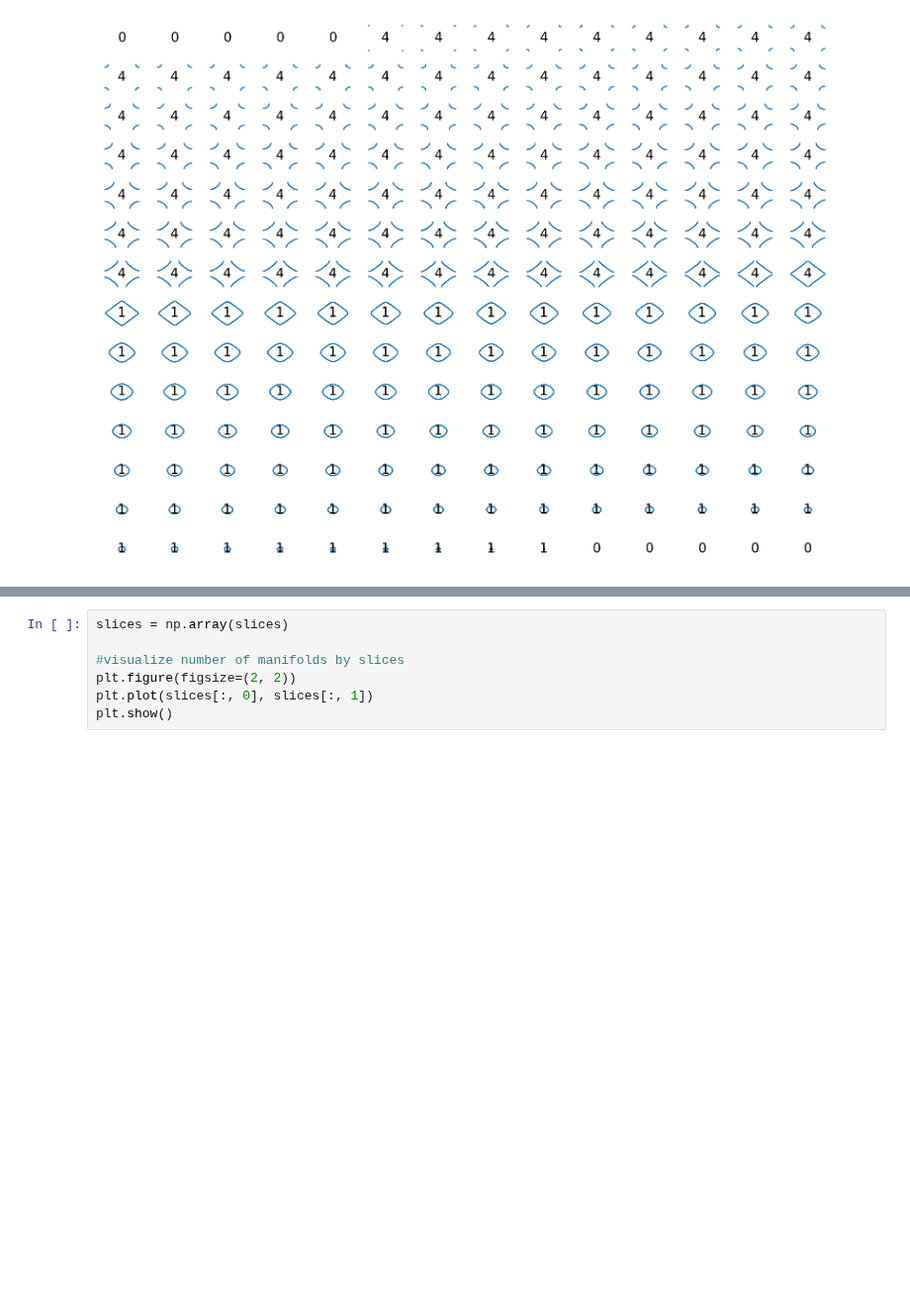
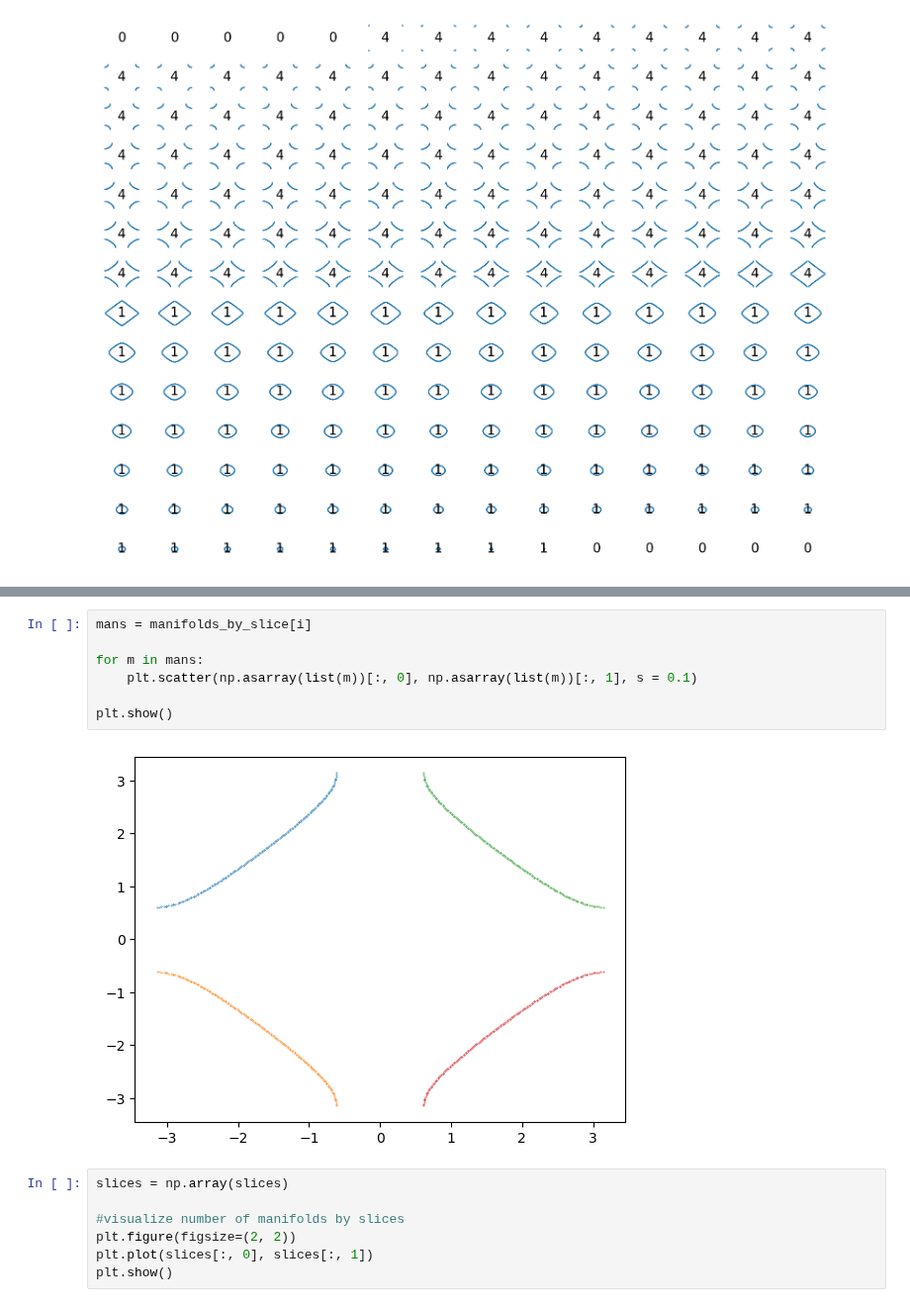
Before and after one commit to gregora/Workspace-of-Redundant-Robots, a Jupyter notebook: InverKinematicsSimple.ipynb, the cells around one changed output, grey strips where cells are left out. Shown at 99% size. Saved outputs shown, nothing was run; the diff lists cells and outputs as text; blank space fills up the shorter version.

```diff
--- a/InverKinematicsSimple.ipynb
+++ b/InverKinematicsSimple.ipynb
@@ -190,3 +201,12 @@ plt.show()
+# %%
+mans = manifolds_by_slice[i]
+
+for m in mans:
+    plt.scatter(np.asarray(list(m))[:, 0], np.asarray(list(m))[:, 1], s = 0.1)
+
+plt.show()
+# %% [output]
+[figure, added]
 # %%
 slices = np.array(slices)
 
```
Also changed, not shown: parts of 1 cell of this notebook, 15 other files.
